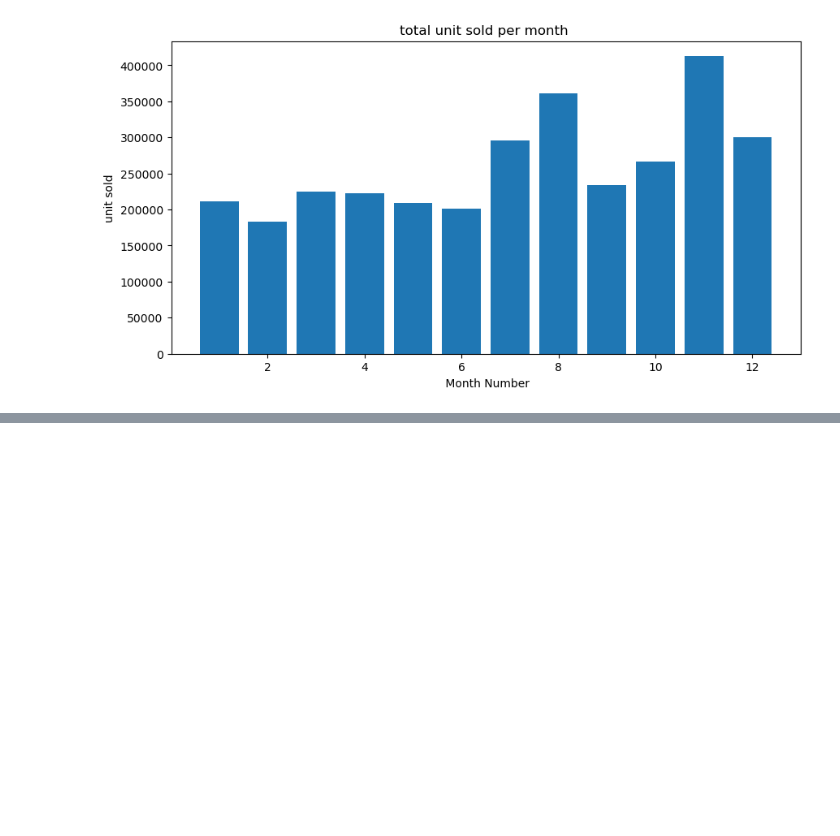
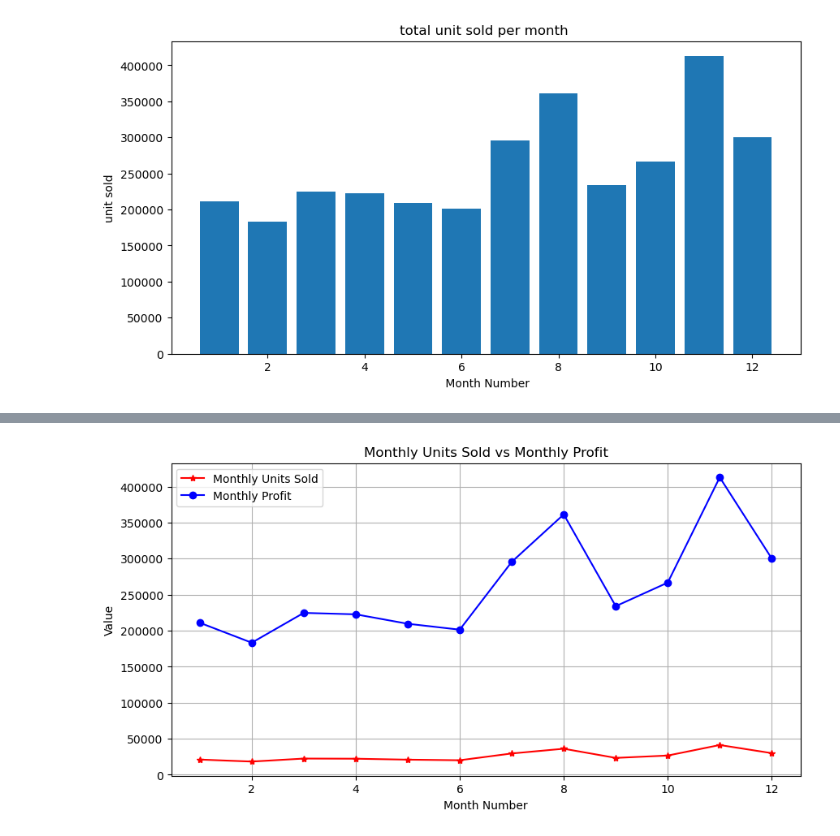
Before and after one commit to Akashyadav-codes/IBM_Skill_Programs, a Jupyter notebook: IBM_training.ipynb, the cells around one changed output, grey strips where cells are left out. Saved outputs shown, nothing was run; the diff lists cells and outputs as text; code cells hidden in the pictures; blank space fills up the shorter version.

```diff
--- a/IBM_training.ipynb
+++ b/IBM_training.ipynb
@@ -675,8 +700,27 @@ plt.show()
 # %%
 plt.figure(figsize=(10,5))
-plt.(monthly_profit.index,monthly_profit.values)
-plt.title("total unit sold per month ")
-plt.xlabel(" Month Number")
-plt.ylabel("unit sold")
-# plt.grid(True)
+
+plt.plot(
+    monthly_unit.index,
+    monthly_unit.values,
+    marker="*",
+    color="red",
+    label="Monthly Units Sold"
+)
+
+plt.plot(
+    monthly_profit.index,
+    monthly_profit.values,
+    marker="o",
+    color="blue",
+    label="Monthly Profit"
+)
+
+plt.title("Monthly Units Sold vs Monthly Profit")
+plt.xlabel("Month Number")
+plt.ylabel("Value")
+plt.grid(True)
+plt.legend()
 plt.show()
+# %% [output]
+[figure, added]
```
Also changed, not shown: parts of 3 cells of this notebook.
